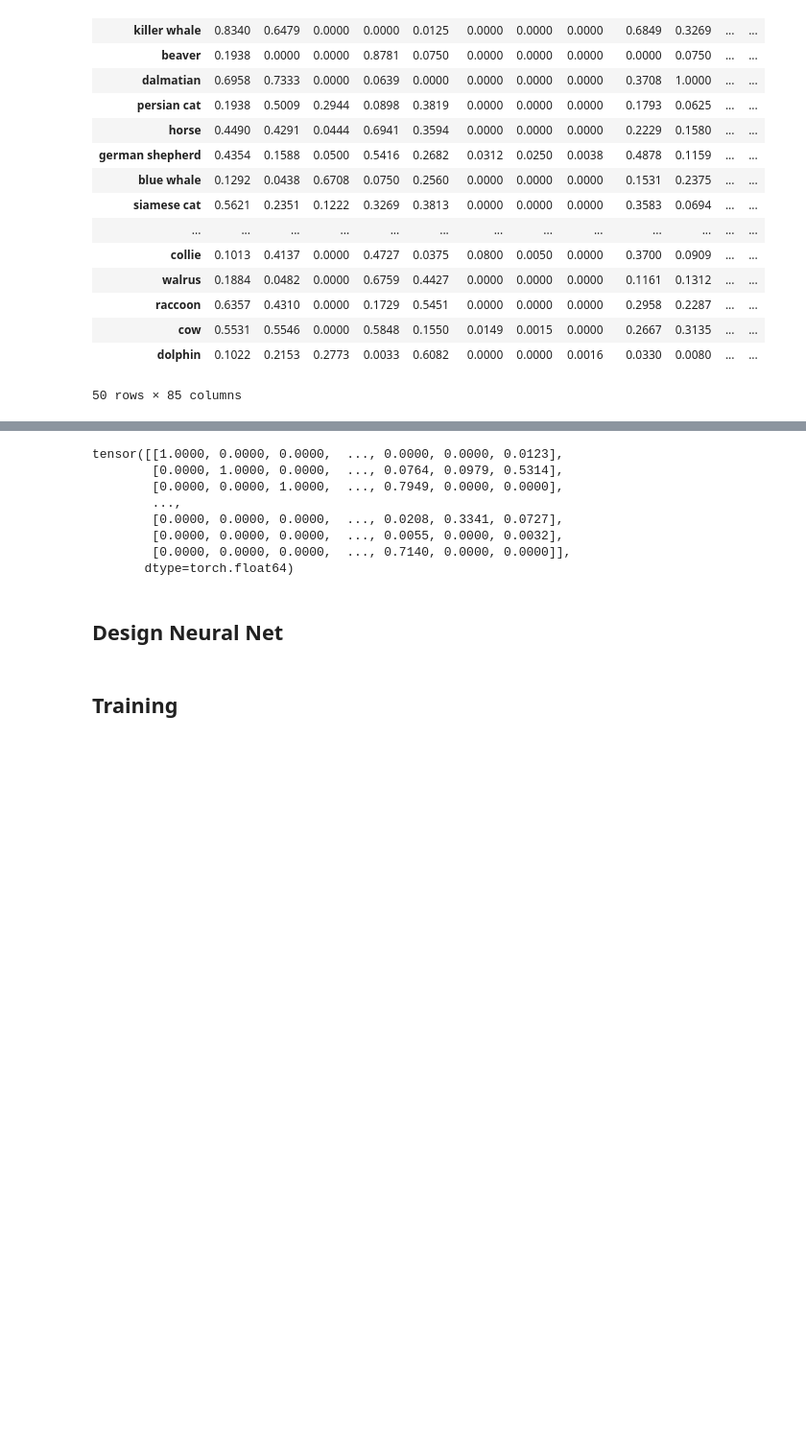
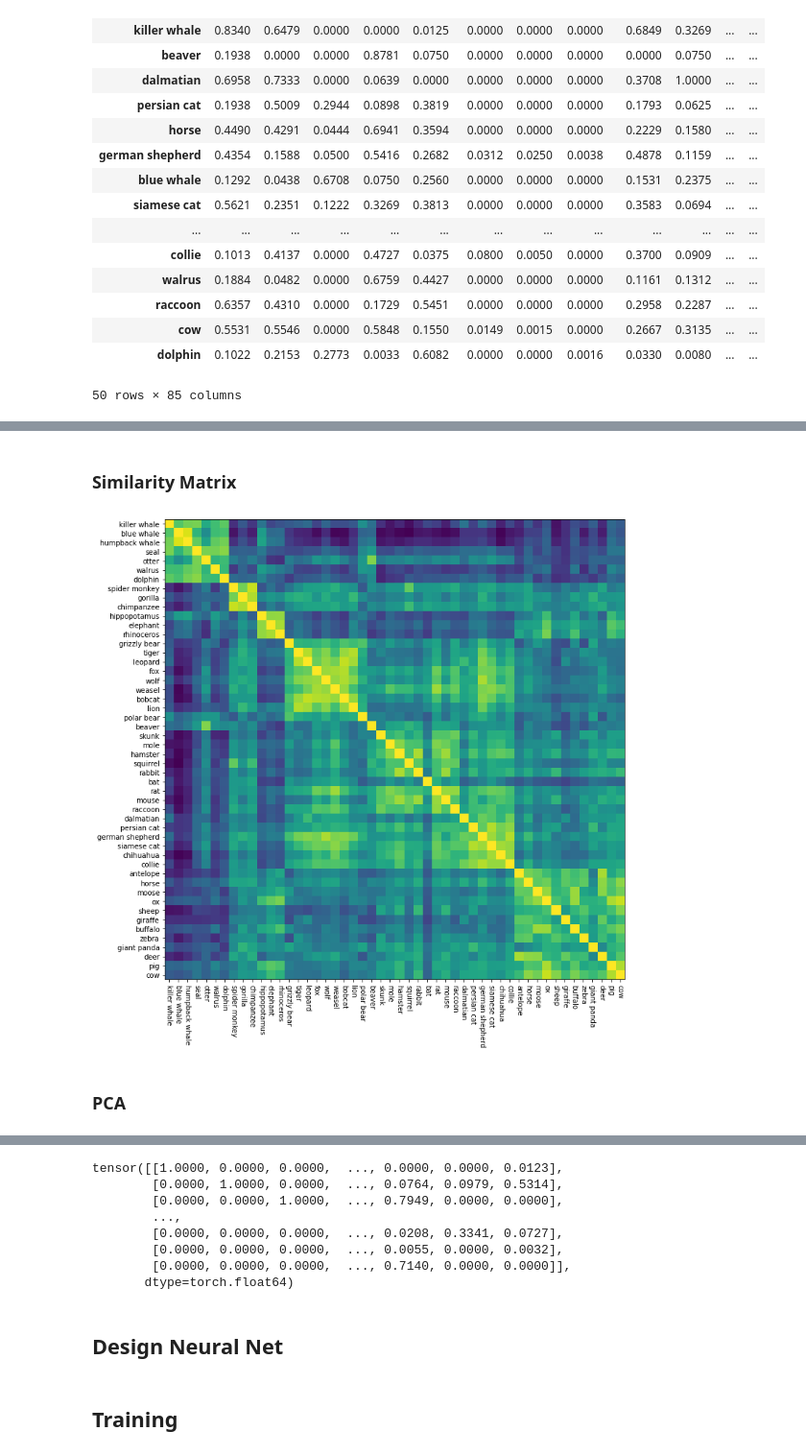
Before and after one commit to aribeller/psych209_finalproject, a Jupyter notebook: scratchpad.ipynb, the cells around one changed output, grey strips where cells are left out. Shown at 96% size. Saved outputs shown, nothing was run; the diff lists cells and outputs as text; code cells hidden in the pictures; blank space fills up the shorter version.

```diff
--- a/scratchpad.ipynb
+++ b/scratchpad.ipynb
@@ -54,0 +65,3 @@ data_array_torch = torch.tensor(data_array)
+# %%
+affinity_clustering = AffinityPropagation(random_state=1).fit(feature_array)
+affinity_clustering.labels_
@@ -54,0 +81,73 @@ data_array_torch = torch.tensor(data_array)
+# %% [markdown]
+### Similarity Matrix
+# %%
+def cos_sim(a, b):
+    return np.dot(a,b)/(np.linalg.norm(a)*np.linalg.norm(b))
+
+def inverse_distance(a,b):
+    distance = np.linalg.norm(b-a)
+    return 1/distance if distance != 0 else np.Inf
+# %%
+def compute_similarity_matrix(feature_array, similarity_measure="cosine"):
+
+    num_animals = feature_array.shape[0]
+
+    similarity_matrix = np.zeros((num_animals, num_animals))
+
+    for i in range(num_animals):
+
+        animal_rep = feature_array[i,:]
+
+        for j in range(num_animals):
+
+            comparator = feature_array[j,:]
+
+            if similarity_measure == "cosine":
+                sim = cos_sim(animal_rep, comparator)
+            elif similarity_measure == "inverse_euclid":
+                sim = inverse_distance(animal_rep, comparator)
+            else:
+                raise Exception("Similarity measure " + similarity_measure + " not implemented")
+
+            similarity_matrix[i,j] = sim
+
+    return similarity_matrix
+
+
+def visualize_similarity_matrix(cluster_labels, feature_array, animal_names, similarity_measure="cosine", save_file=None):
+
+    indexed_cluster_labels = sorted([(i,cluster_labels[i],animal_names[i]) for i in range(len(cluster_labels))], key=lambda x: x[1])
+
+    clustered_array = np.zeros(feature_array.shape)
+    sorted_animal_names = []
+
+    for j in range(len(indexed_cluster_labels)):
+
+        i, _, name = indexed_cluster_labels[j]
+        clustered_array[j,:] = feature_array[i, :]
+        sorted_animal_names.append(name)
+
+    similarity_matrix = compute_similarity_matrix(clustered_array, similarity_measure=similarity_measure)
+
+    fig, ax = plt.subplots()
+    ax.imshow(similarity_matrix)
+    ax.set_xticks(range(len(sorted_animal_names)))
+    ax.set_yticks(range(len(sorted_animal_names)))
+    ax.set_xticklabels(sorted_animal_names, rotation=270)
+    ax.set_yticklabels(sorted_animal_names)
+    fig.set_size_inches(12,12)
+
+    if not (save_file is None):
+        plt.savefig(save_file)
+
+    return similarity_matrix
+
+
+data_similarity_matrix = visualize_similarity_matrix(affinity_clustering.labels_,
+                                                     feature_array,
+                                                     animal_names,
+                                                     save_file="data_similarity_matrix.png")
+# %% [output]
+[figure, added]
+# %% [markdown]
+### PCA
```
Also changed, not shown: parts of 38 cells of this notebook, 4 other files.
